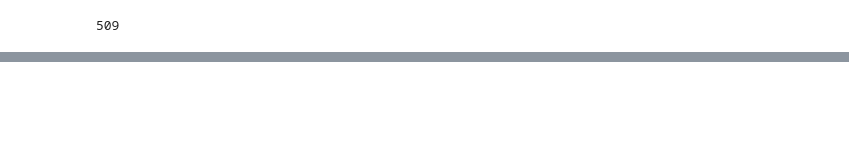
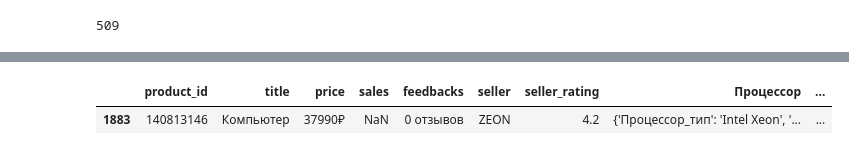
Before and after one commit to EZSib/data_-analytics2023, a Jupyter notebook: practice_clear.ipynb, the cells around one changed output, grey strips where cells are left out. Drawn from its saved outputs; the diff is of its cells as text; code cells hidden in the pictures; blank space fills up the shorter version.

```diff
--- a/practice_clear.ipynb
+++ b/practice_clear.ipynb
@@ -570,2 +590,7 @@ my_data = clean_data
+# %%
+my_data[my_data['Гарантийный срок']=='1']
+# %% [output]
+|  | product_id | title | price | sales | feedbacks | seller | seller_rating | Процессор | ... |
+| 1883 | 140813146 | Компьютер | 37990₽ | NaN | 0 отзывов | ZEON | 4.2 | {'Процессор_тип': 'Intel Xeon', '... | ... |
 # %%
 # save = my_data.to_excel('only_good_pc.xlsx', index=False)
```
Also changed, not shown: parts of 8 cells of this notebook.
